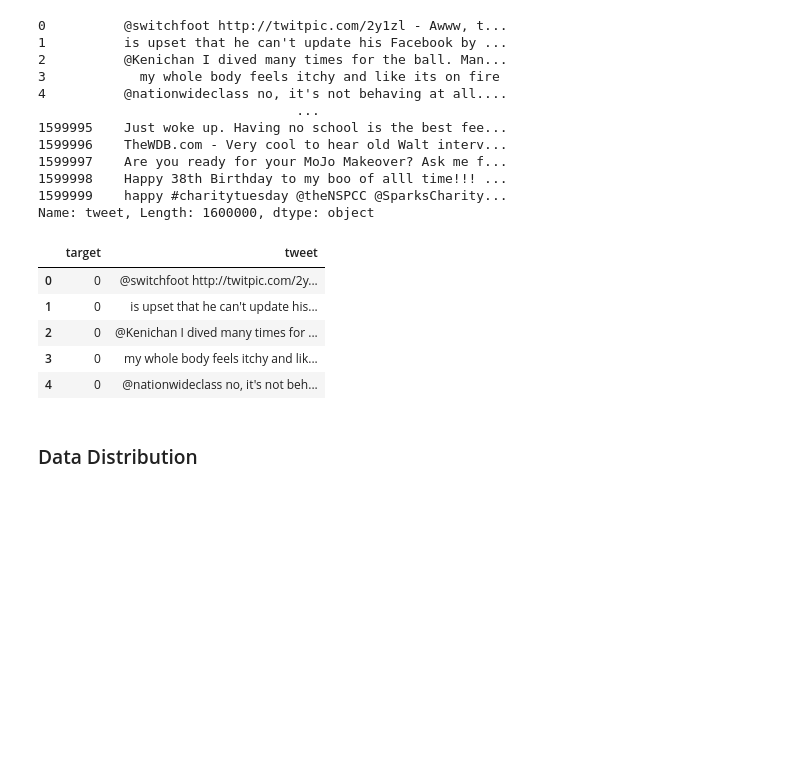
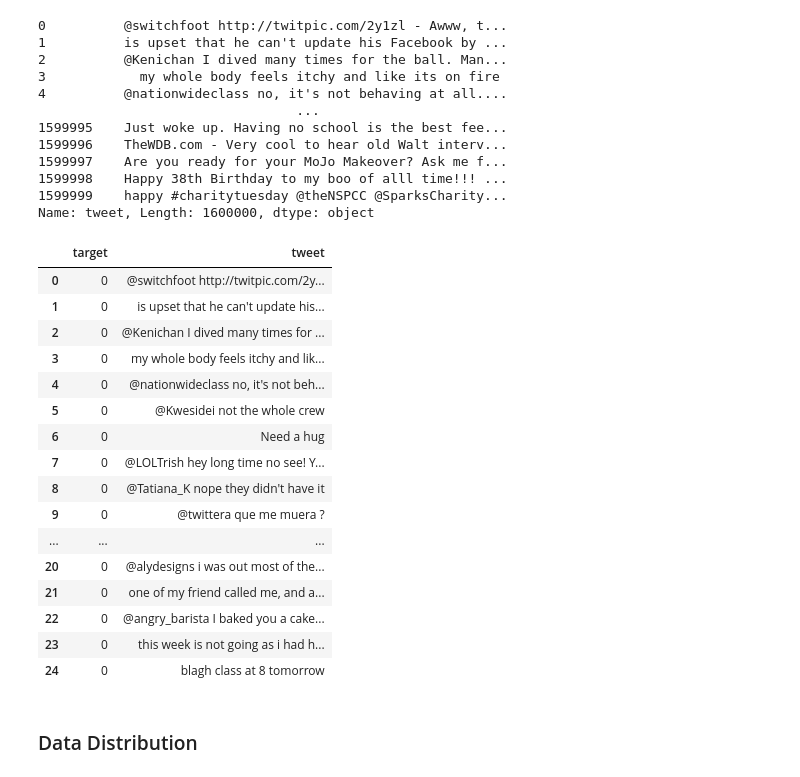
Before and after one commit to JERRICKGERALD/Sentiment-analysis-of-Twitter-using-semantic-analysis, a Jupyter notebook: Twitter Analysis.ipynb, the cells around one changed output. Drawn from its saved outputs; the diff is of its cells as text; code cells hidden in the pictures; blank space fills up the shorter version.

```diff
--- a/Twitter Analysis.ipynb
+++ b/Twitter Analysis.ipynb
@@ -49,14 +49,25 @@ Name: tweet, Length: 1600000, dtype: object
 df = df[['target','tweet']]
 df['target'] = df['target'].replace(4,1)
 # %%
-df.head()
+df.head(25)
 # %% [output]
 |  | target | tweet |
 | 0 | 0 | @switchfoot http://twitpic.com/2y... |
 | 1 | 0 | is upset that he can't update his... |
 | 2 | 0 | @Kenichan I dived many times for ... |
 | 3 | 0 | my whole body feels itchy and lik... |
 | 4 | 0 | @nationwideclass no, it's not beh... |
+| 5 | 0 | @Kwesidei not the whole crew |
+| 6 | 0 | Need a hug |
+| 7 | 0 | @LOLTrish hey long time no see! Y... |
+| 8 | 0 | @Tatiana_K nope they didn't have it |
+| 9 | 0 | @twittera que me muera ? |
+| ... | ... | ... |
+| 20 | 0 | @alydesigns i was out most of the... |
+| 21 | 0 | one of my friend called me, and a... |
+| 22 | 0 | @angry_barista I baked you a cake... |
+| 23 | 0 | this week is not going as i had h... |
+| 24 | 0 | blagh class at 8 tomorrow |
 # %% [markdown]
 ### Data Distribution
 # %%
```
